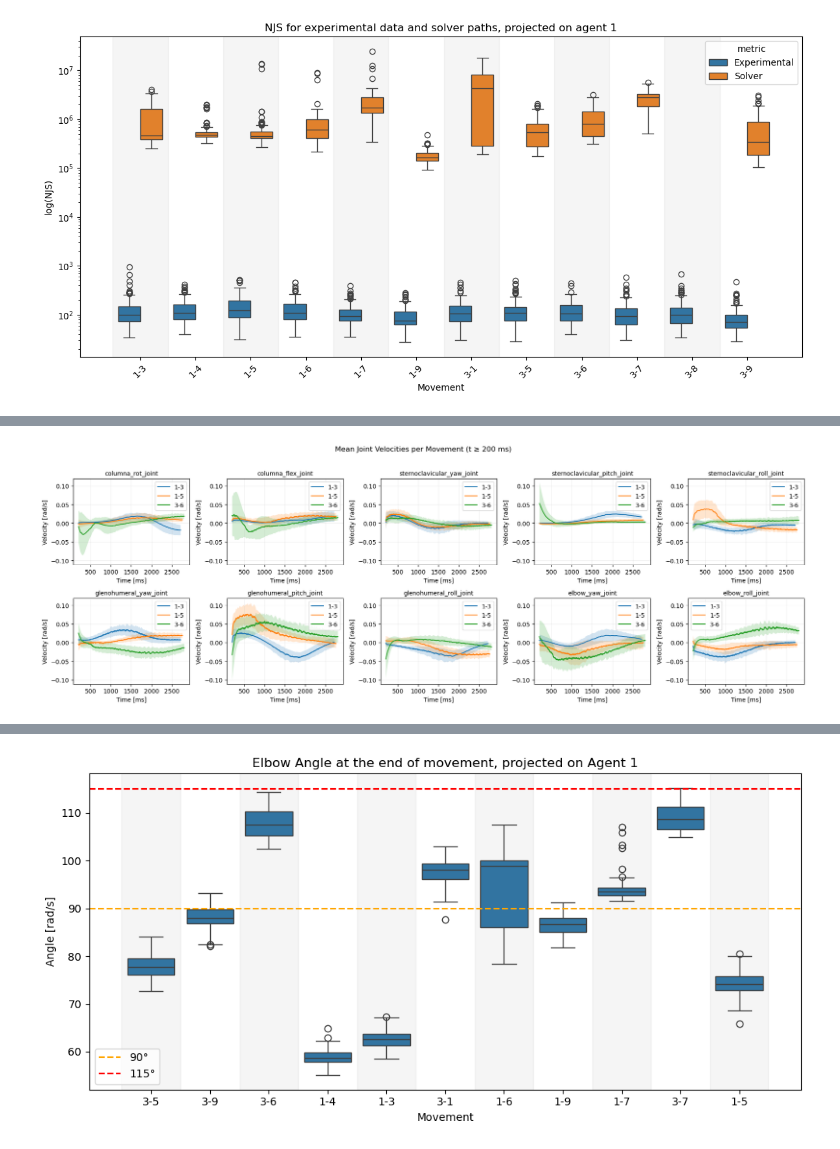
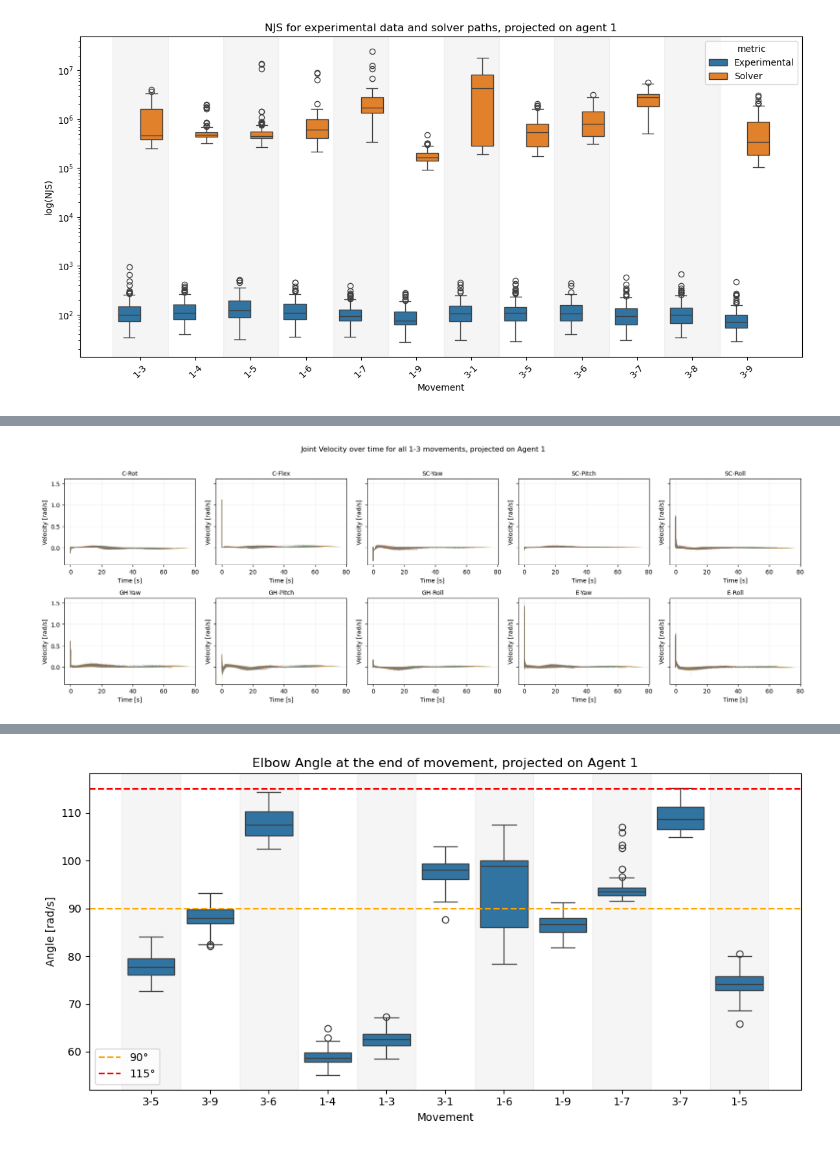
Before and after one commit to bj1110/Masterarbeit, a Jupyter notebook: eval/simdata_eval.ipynb, the cells around one changed output, grey strips where cells are left out. Saved outputs shown, nothing was run; the diff lists cells and outputs as text; code cells hidden in the pictures.

Commit message:
velcoty plots refined

```diff
--- a/eval/simdata_eval.ipynb
+++ b/eval/simdata_eval.ipynb
@@ -602,8 +619,9 @@ for movement, group in df.groupby("projected_movement"):
             "value": v
         })
 
-    # NJS (only converged)
+    # Solver (only converged)
     converged = group[group["converged"]]
+
     for v in converged["Solution_EE_NJS"].dropna():
         rows.append({
             "projected_movement": movement,
@@ -612,11 +630,11 @@ for movement, group in df.groupby("projected_movement"):
         })
 
     for v in converged["Solution_EE_NJS_cropped"].dropna():
-        rows.append([
+        rows.append({
             "projected_movement": movement,
-            "metric" : "Solution_EE_NJS_cropped",
+            "metric": "Solution_EE_NJS_cropped",
             "value": v
-        ])
+        })
 
 metric_labels = {
     "EE_NJS": "Experimental",
@@ -672,76 +701,70 @@ print(row["elbow_yaw_joint_vel"])
 # %%
+
 joint_list = joint_order
 
 fig, axes = plt.subplots(
     nrows=2,
     ncols=5,
     figsize=(18, 6),
-    sharex=True,
+    sharex=False,
     sharey=True
 )
 
 axes = axes.flatten()
 
-start_idx = 200
-
 for ax, joint in zip(axes, joint_list):
 
     vel_key = f"{joint}_vel"
 
-    for movement in movements:
+    adj_movements = ["1-3"]
+
+    for movement in adj_movements:
 
         subset = df[
             (df["converged"]) &
             (df["projected_movement"] == movement)
         ]
 
-        trajectories = []
+        if len(subset) == 0:
+            continue
 
         for _, row in subset.iterrows():
 
-            vel = row.get(vel_key, None)
-            if vel is None:
+            t = row.get("trajectory_time", None)
+            v = row.get(vel_key, None)
+
+            if t is None or v is None:
                 continue
 
-            trajectories.append(vel)
+            t = np.asarray(t)
+            v = np.asarray(v)
 
-        if len(trajectories) == 0:
-            continue
+            if len(t) != len(v):
+                continue
 
-        # align lengths (still OK, but we will slice AFTER)
-        min_len = min(len(v) for v in trajectories)
-        aligned = np.array([v[:min_len] for v in trajectories])
+            mask = ~np.isnan(t)
+            t = t[mask]
+            v = v[mask]
 
-        # compute stats
-        mean_traj = aligned.mean(axis=0)
-        std_traj = aligned.std(axis=0)
+            if len(t) < 2:
+                continue
 
-        mean_traj = mean_traj[start_idx:]
-        std_traj = std_traj[start_idx:]
-        t = np.arange(start_idx, start_idx + len(mean_traj))
+            ax.plot(
+                t,
+                v,
+                alpha=0.15,
+                linewidth=1,
+                label=movement
+            )
 
-        ax.plot(t, mean_traj, label=movement)
-
-        ax.fill_between(
-            t,
-            mean_traj - std_traj,
-            mean_traj + std_traj,
-            alpha=0.2
-        )
-
-    ax.set_title(joint, fontsize=10)
-    ax.set_xlabel("Time [ms]")
+    ax.set_title(joint_labels.get(joint, joint), fontsize=10)
+    ax.set_xlabel("Time [s]")
     ax.set_ylabel("Velocity [rad/s]")
     ax.grid(True, alpha=0.2)
-    ax.tick_params(axis="y", labelleft=True)
-    ax.tick_params(axis="x", labelbottom=True)
-    ax.legend()
 
-
-
-fig.suptitle("Mean Joint Velocities per Movement (t ≥ 200 ms)", y=1.02)
+fig.suptitle("Joint Velocity over time for all 1-3 movements, projected on Agent 1", y=1.02)
 plt.tight_layout()
 plt.show()
 # %% [output]
-[figure, old version]
+[figure, new version]
 # %%
```
Also changed, not shown: parts of 3 cells of this notebook.
